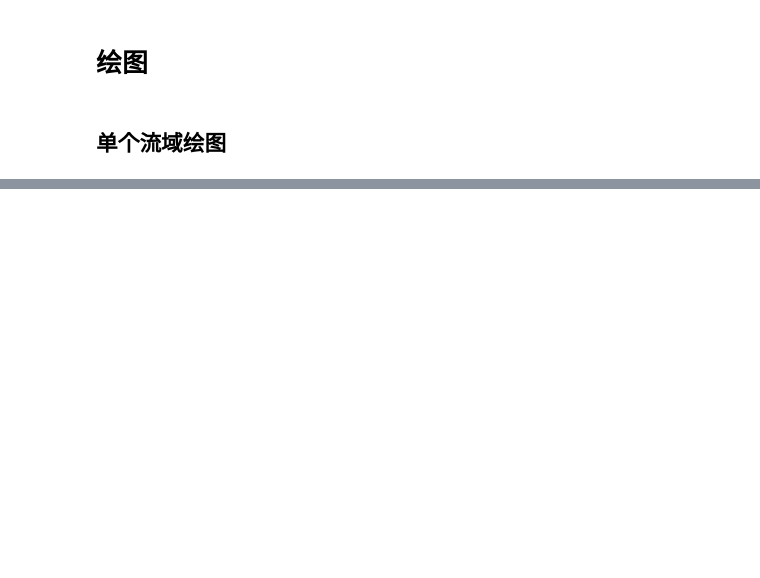
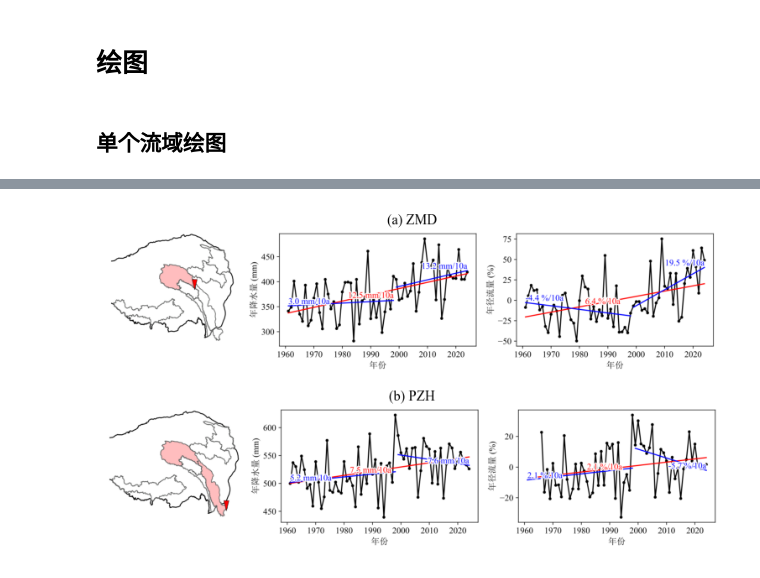
Before and after one commit to ZhongruiNing/QTP_Trend, a Jupyter notebook: codes/run_series.ipynb, the cells around one changed output, grey strips where cells are left out. Cells and saved outputs as stored; diff of their text form; code cells hidden in the pictures; blank space fills up the shorter version.

```diff
--- a/codes/run_series.ipynb
+++ b/codes/run_series.ipynb
@@ -308,0 +367,33 @@ for b in range(len(basin_list)):
+# %%
+# 读取两个 PDF
+img1 = pdf_page_to_image("../figures/runoff_series/runoff_ZMD.pdf")
+img2 = pdf_page_to_image("../figures/runoff_series/runoff_PZH.pdf")
+
+# 转为 numpy 方便拼接
+img1_np = np.array(img1)
+img2_np = np.array(img2)
+
+# 上下拼接
+
+img1_resized, img2_resized = resize_to_same_width(img1, img2)
+
+combined = np.vstack((np.array(img1_resized),
+                      np.array(img2_resized)))
+
+# 显示结果
+fig, axes = plt.subplots(2, 1, figsize=(10, 5))
+
+# 上图
+axes[0].imshow(img1_np)
+axes[0].axis('off')
+axes[0].set_title('(a) ZMD', fontsize=12, pad=5)
+
+# 下图
+axes[1].imshow(img2_np)
+axes[1].axis('off')
+axes[1].set_title('(b) PZH', fontsize=12, pad=5)
+
+plt.savefig("../figures/runoff_series/runoff_series_YA.eps", bbox_inches='tight')
+plt.savefig("../figures/runoff_series/runoff_series_YA.jpg", dpi=600, bbox_inches='tight')
+# %% [output]
+[figure, added]
```
Also changed, not shown: parts of 8 cells of this notebook, 18 other files.
